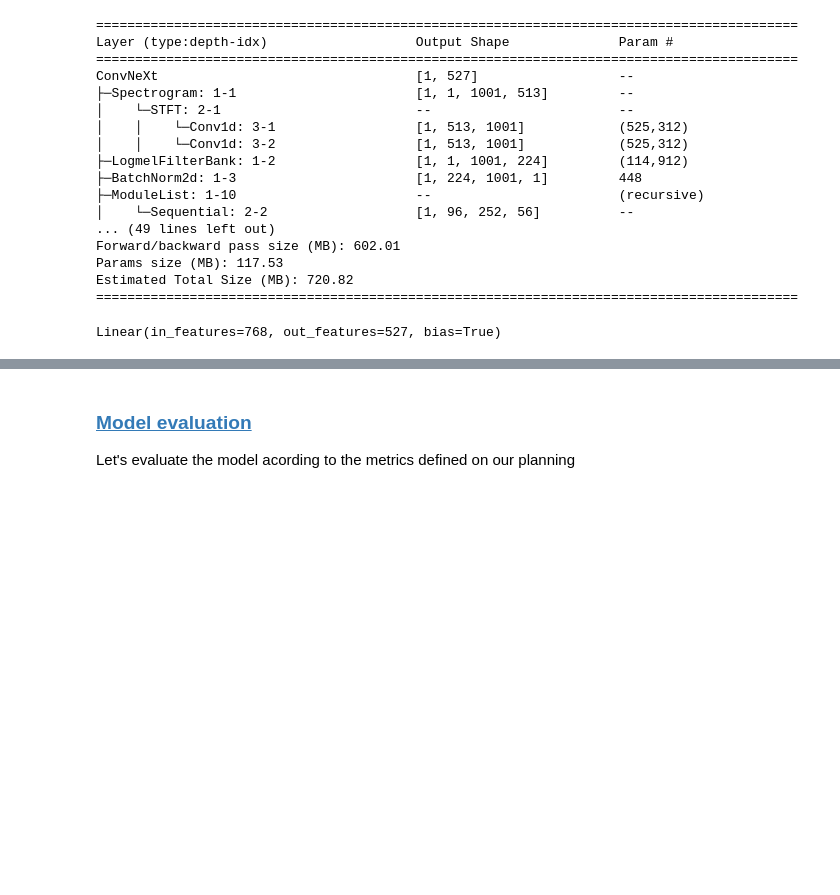
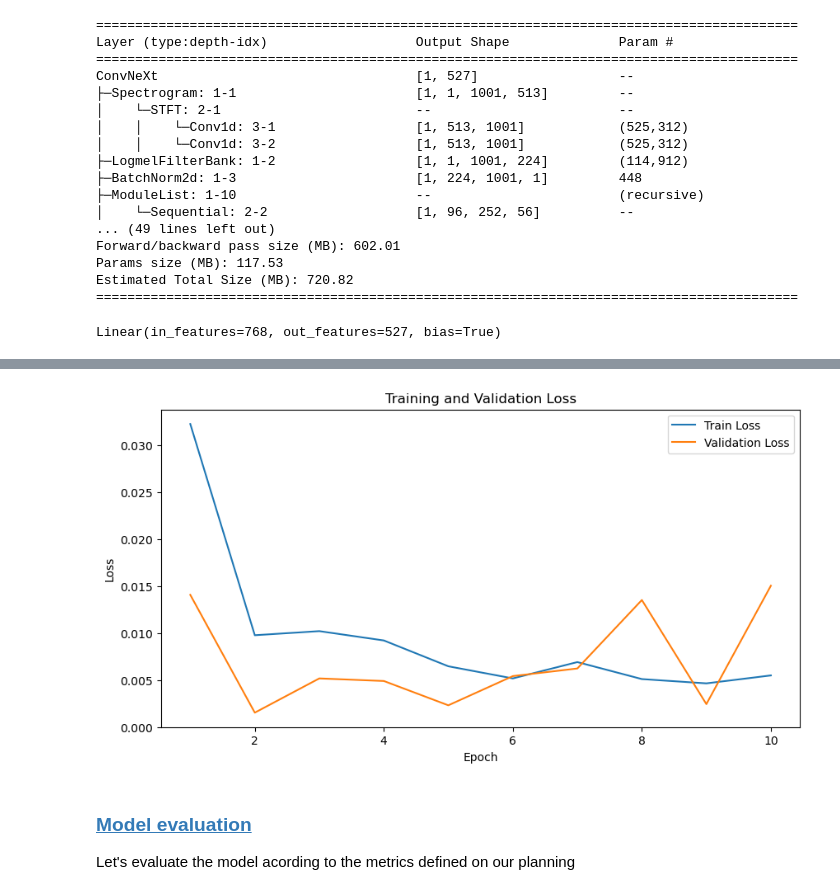
Before and after one commit to KARAS-SSL/AUDIOS, a Jupyter notebook: notebooks/CNN_baseline_model.ipynb, the cells around one changed output, grey strips where cells are left out. Cells and saved outputs as stored; diff of their text form; code cells hidden in the pictures; blank space fills up the shorter version.

```diff
--- a/notebooks/CNN_baseline_model.ipynb
+++ b/notebooks/CNN_baseline_model.ipynb
@@ -287,20 +360,3 @@ To ensure a balanced set between bona-fide and spoof samples, we drop the excess
-# %%
-# Number of samples in the minority class
-n_samples = train_metadata_df[train_metadata_df['label'] == 'spoof'].shape[0]
-
-# Randomly sample 'bona-fide' rows to match the count of 'spoof' rows
-bona_fide_sampled = train_metadata_df[train_metadata_df['label'] == 'bona-fide'].sample(n=n_samples, random_state=RANDOM_STATE)
-
-# Concatenate the sampled 'bona-fide' rows with all 'spoof' rows
-balanced_df = pd.concat([bona_fide_sampled, train_metadata_df[train_metadata_df['label'] == 'spoof']])
-
-# Shuffle the final balanced dataframe
-balanced_df = balanced_df.sample(frac=1, random_state=42).reset_index(drop=True)
-
-train_metadata_df = balanced_df
-
-print("Train balanced set classes")
-print(train_metadata_df.label.value_counts())
 # %% [markdown]
 ## <a id='toc1_4_'></a>[Model fine-tuning](#toc0_)
 # %% [markdown]
@@ -448,7 +504,8 @@ class AudioDataset(Dataset):
 
         return waveform
 
-dataset = AudioDataset(train_metadata_df, PATH_TO_DATASET, cache_dataset=True)
+dataset_train = AudioDataset(train_metadata_df, PATH_TO_DATASET, cache_dataset=True)
+dataset_val = AudioDataset(validation_metadata_df, PATH_TO_DATASET, cache_dataset=True)
 # %% [markdown]
 ### <a id='toc1_4_3_'></a>[Model architecture adaptation](#toc0_)
 
@@ -554,3 +621,15 @@ Training complete.
+# %%
+# Plot training and validation loss
+plt.figure(figsize=(10, 5))
+plt.plot(loss_history_df["epoch"], loss_history_df["train_loss"], label="Train Loss")
+plt.plot(loss_history_df["epoch"], loss_history_df["val_loss"], label="Validation Loss")
+plt.xlabel("Epoch")
+plt.ylabel("Loss")
+plt.title("Training and Validation Loss")
+plt.legend()
+plt.show()
+# %% [output]
+[figure, added]
 # %% [markdown]
 ### <a id='toc1_4_5_'></a>[Model evaluation](#toc0_)
 
```
Also changed, not shown: parts of 24 cells of this notebook.
